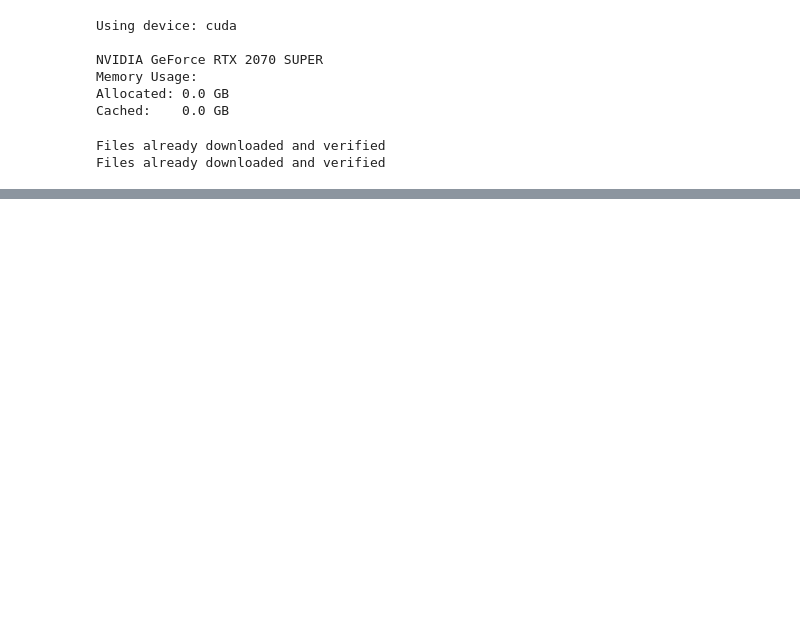
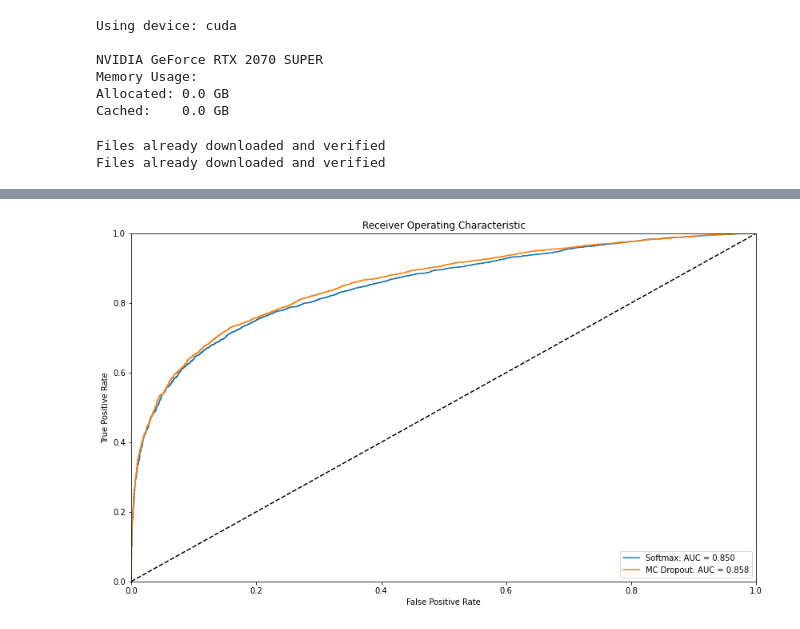
Before and after one commit to vlasakjiri/uncertainty-estimations, a Jupyter notebook: classification-cifar.ipynb, the cells around one changed output, grey strips where cells are left out. Saved outputs shown, nothing was run; the diff lists cells and outputs as text; code cells hidden in the pictures; blank space fills up the shorter version.

Commit message:
added ROC curve

```diff
--- a/classification-cifar.ipynb
+++ b/classification-cifar.ipynb
@@ -131,0 +148,39 @@ Accuracy: 24.43%, NLL: 3.081100
+# %%
+import sklearn.metrics as metrics
+curves = []
+
+correct = progress.predictions == progress.labels
+fpr, tpr, threshold = metrics.roc_curve(correct, progress.max_probs)
+roc_auc = metrics.auc(fpr, tpr)
+curves.append({
+    "fpr":fpr,
+    "tpr":tpr,
+    "auc":roc_auc,
+    "label": "Softmax"
+})
+
+correct = progress.dropout_predictions == progress.labels
+fpr, tpr, threshold = metrics.roc_curve(correct, progress.dropout_outputs.max(axis=-1))
+roc_auc = metrics.auc(fpr, tpr)
+curves.append({
+    "fpr":fpr,
+    "tpr":tpr,
+    "auc":roc_auc,
+    "label": "MC Dropout"
+})
+
+
+
+plt.figure(figsize=(14,8))
+plt.title('Receiver Operating Characteristic')
+for curve in curves:
+    plt.plot(curve["fpr"], curve["tpr"], label = f"{curve['label']}: AUC = {curve['auc']:.3f}" )
+plt.legend(loc = 'lower right')
+plt.plot([0, 1], [0, 1],'k--')
+plt.xlim([0, 1])
+plt.ylim([0, 1])
+plt.ylabel('True Positive Rate')
+plt.xlabel('False Positive Rate')
+plt.show()
+# %% [output]
+[figure, added]
```
Also changed, not shown: parts of 3 cells of this notebook, 3 other files.
